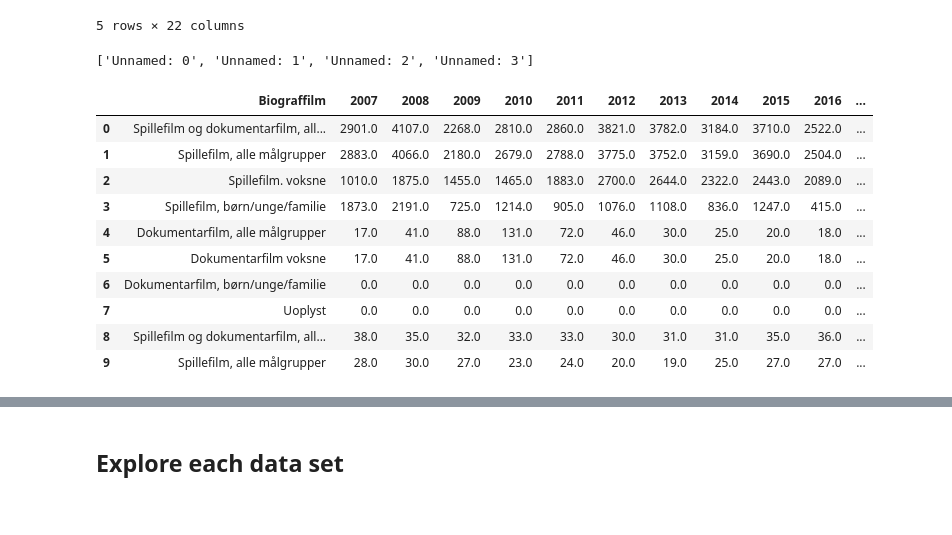
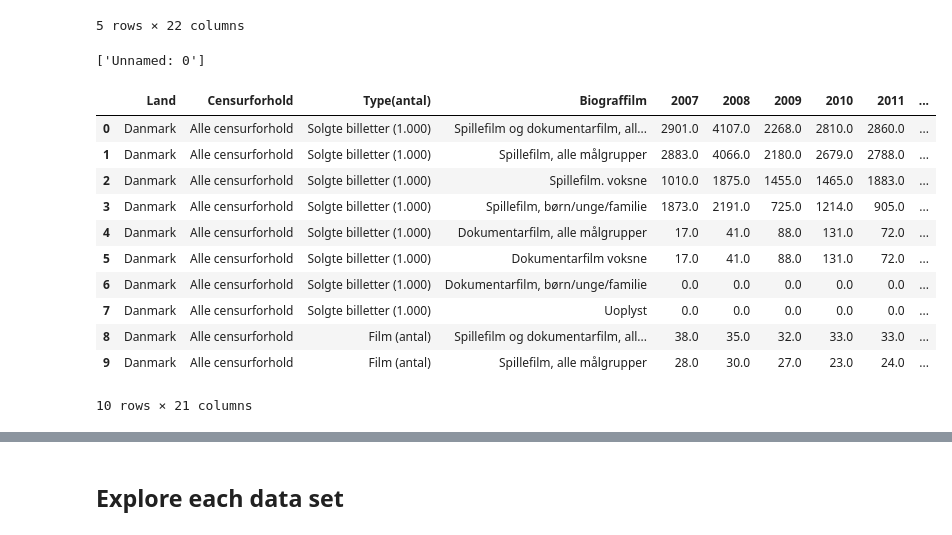
Before and after one commit to NumEconCopenhagen/projects-2024-anna-signe-og-klara, a Jupyter notebook: dataproject/dataproject.ipynb, the cells around one changed output, grey strips where cells are left out. Saved outputs shown, nothing was run; the diff lists cells and outputs as text; code cells hidden in the pictures.

```diff
--- a/dataproject/dataproject.ipynb
+++ b/dataproject/dataproject.ipynb
@@ -53,25 +53,35 @@ bio.head(5)
 5 rows × 22 columns
 # %%
 # These columns have to go: 'Unnamed: 0' 'Unnamed: 1' 'Unnamed: 2' 'Unnamed: 3'
-drop_these = ['Unnamed: ' + str(num) for num in range(4)] # use list comprehension to create list of columns
+drop_these = ['Unnamed: 0'] # use list comprehension to create list of columns
 print(drop_these)
 
-#bio.drop(drop_these, axis=1, inplace=True) # axis = 1 -> columns, inplace=True -> changed, no copy made
+bio.drop(drop_these, axis=1, inplace=True) # axis = 1 -> columns, inplace=True -> changed, no copy made
+
+bio['Unnamed: 1'] = bio['Unnamed: 1'].fillna(method='ffill')
+bio['Unnamed: 2'] = bio['Unnamed: 2'].fillna(method='ffill')
+bio['Unnamed: 3'] = bio['Unnamed: 3'].fillna(method='ffill')
+
+
+bio.rename(columns = {'Unnamed: 1':'Land'}, inplace=True)
+bio.rename(columns = {'Unnamed: 2':'Censurforhold'}, inplace=True)
+bio.rename(columns = {'Unnamed: 3':'Type(antal)'}, inplace=True)
 bio.rename(columns = {'Unnamed: 4':'Biograffilm'}, inplace=True)
 bio.head(10)
 # %% [output]
-['Unnamed: 0', 'Unnamed: 1', 'Unnamed: 2', 'Unnamed: 3']
+['Unnamed: 0']
-|  | Biograffilm | 2007 | 2008 | 2009 | 2010 | 2011 | 2012 | 2013 | 2014 | 2015 | 2016 | ... |
-| 0 | Spillefilm og dokumentarfilm, all... | 2901.0 | 4107.0 | 2268.0 | 2810.0 | 2860.0 | 3821.0 | 3782.0 | 3184.0 | 3710.0 | 2522.0 | ... |
-| 1 | Spillefilm, alle målgrupper | 2883.0 | 4066.0 | 2180.0 | 2679.0 | 2788.0 | 3775.0 | 3752.0 | 3159.0 | 3690.0 | 2504.0 | ... |
-| 2 | Spillefilm. voksne | 1010.0 | 1875.0 | 1455.0 | 1465.0 | 1883.0 | 2700.0 | 2644.0 | 2322.0 | 2443.0 | 2089.0 | ... |
-| 3 | Spillefilm, børn/unge/familie | 1873.0 | 2191.0 | 725.0 | 1214.0 | 905.0 | 1076.0 | 1108.0 | 836.0 | 1247.0 | 415.0 | ... |
-| 4 | Dokumentarfilm, alle målgrupper | 17.0 | 41.0 | 88.0 | 131.0 | 72.0 | 46.0 | 30.0 | 25.0 | 20.0 | 18.0 | ... |
-| 5 | Dokumentarfilm voksne | 17.0 | 41.0 | 88.0 | 131.0 | 72.0 | 46.0 | 30.0 | 25.0 | 20.0 | 18.0 | ... |
-| 6 | Dokumentarfilm, børn/unge/familie | 0.0 | 0.0 | 0.0 | 0.0 | 0.0 | 0.0 | 0.0 | 0.0 | 0.0 | 0.0 | ... |
-| 7 | Uoplyst | 0.0 | 0.0 | 0.0 | 0.0 | 0.0 | 0.0 | 0.0 | 0.0 | 0.0 | 0.0 | ... |
-| 8 | Spillefilm og dokumentarfilm, all... | 38.0 | 35.0 | 32.0 | 33.0 | 33.0 | 30.0 | 31.0 | 31.0 | 35.0 | 36.0 | ... |
-| 9 | Spillefilm, alle målgrupper | 28.0 | 30.0 | 27.0 | 23.0 | 24.0 | 20.0 | 19.0 | 25.0 | 27.0 | 27.0 | ... |
+|  | Land | Censurforhold | Type(antal) | Biograffilm | 2007 | 2008 | 2009 | 2010 | 2011 | ... |
+| 0 | Danmark | Alle censurforhold | Solgte billetter (1.000) | Spillefilm og dokumentarfilm, all... | 2901.0 | 4107.0 | 2268.0 | 2810.0 | 2860.0 | ... |
+| 1 | Danmark | Alle censurforhold | Solgte billetter (1.000) | Spillefilm, alle målgrupper | 2883.0 | 4066.0 | 2180.0 | 2679.0 | 2788.0 | ... |
+| 2 | Danmark | Alle censurforhold | Solgte billetter (1.000) | Spillefilm. voksne | 1010.0 | 1875.0 | 1455.0 | 1465.0 | 1883.0 | ... |
+| 3 | Danmark | Alle censurforhold | Solgte billetter (1.000) | Spillefilm, børn/unge/familie | 1873.0 | 2191.0 | 725.0 | 1214.0 | 905.0 | ... |
+| 4 | Danmark | Alle censurforhold | Solgte billetter (1.000) | Dokumentarfilm, alle målgrupper | 17.0 | 41.0 | 88.0 | 131.0 | 72.0 | ... |
+| 5 | Danmark | Alle censurforhold | Solgte billetter (1.000) | Dokumentarfilm voksne | 17.0 | 41.0 | 88.0 | 131.0 | 72.0 | ... |
+| 6 | Danmark | Alle censurforhold | Solgte billetter (1.000) | Dokumentarfilm, børn/unge/familie | 0.0 | 0.0 | 0.0 | 0.0 | 0.0 | ... |
+| 7 | Danmark | Alle censurforhold | Solgte billetter (1.000) | Uoplyst | 0.0 | 0.0 | 0.0 | 0.0 | 0.0 | ... |
+| 8 | Danmark | Alle censurforhold | Film (antal) | Spillefilm og dokumentarfilm, all... | 38.0 | 35.0 | 32.0 | 33.0 | 33.0 | ... |
+| 9 | Danmark | Alle censurforhold | Film (antal) | Spillefilm, alle målgrupper | 28.0 | 30.0 | 27.0 | 23.0 | 24.0 | ... |
+10 rows × 21 columns
 # %%
 col_dict = {}
 for i in range(2007, 2023+1): # range goes from 2008 to but not including 2018
```
Also changed, not shown: parts of 3 cells of this notebook.
